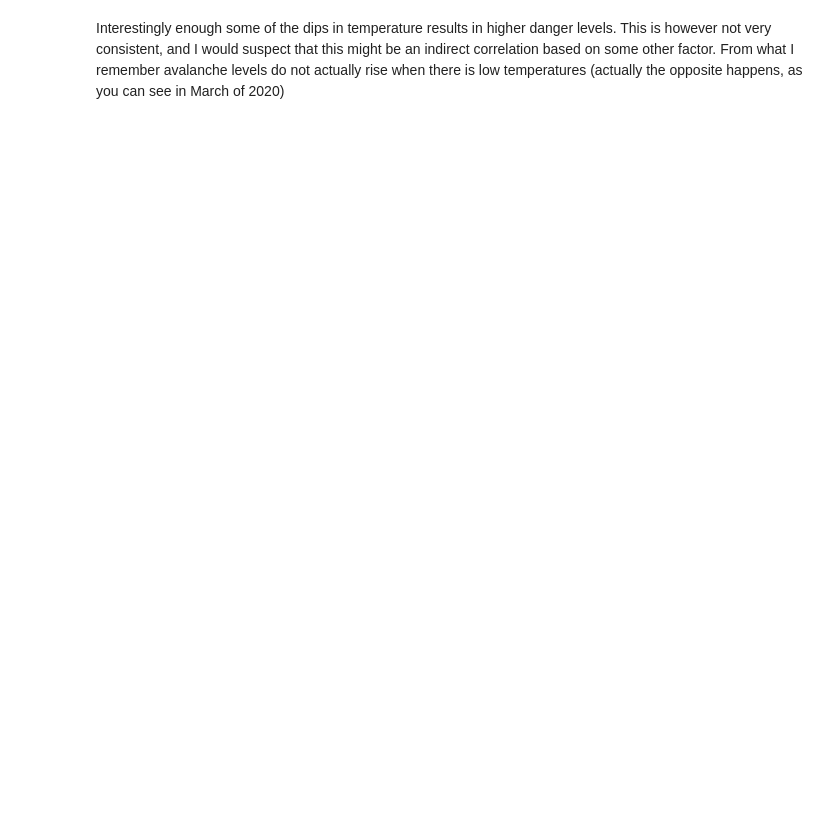
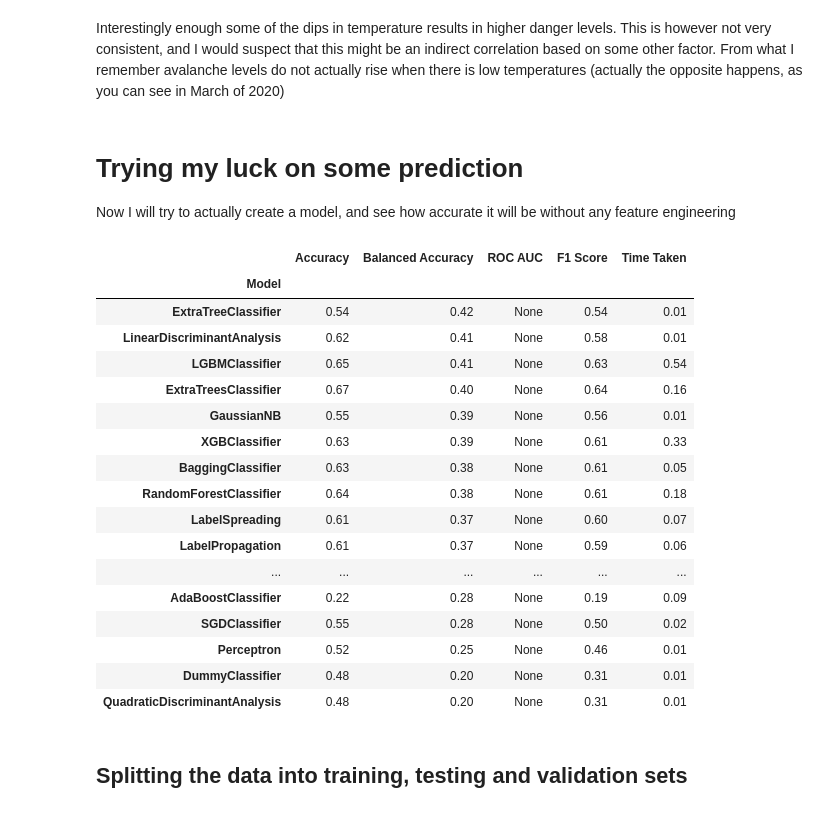
Before and after one commit to VegSja/Boreas, a Jupyter notebook: notebooks/eda.ipynb, the cells around one changed output. Drawn from its saved outputs; the diff is of its cells as text; code cells hidden in the pictures; blank space fills up the shorter version.

```diff
--- a/notebooks/eda.ipynb
+++ b/notebooks/eda.ipynb
@@ -437,2 +430,43 @@ Comparison of Timestamp with datetime.date is deprecated in order to match the s
 # %% [markdown]
 Interestingly enough some of the dips in temperature results in higher danger levels. This is however not very consistent, and I would suspect that this might be an indirect correlation based on some other factor. From what I remember avalanche levels do not actually rise when there is low temperatures (actually the opposite happens, as you can see in March of 2020)
+# %% [markdown]
+# Trying my luck on some prediction
+Now I will try to actually create a model, and see how accurate it will be without any feature engineering
+# %%
+import lazypredict
+from sklearn.model_selection import train_test_split
+from lazypredict.Supervised import LazyClassifier
+
+df_trollheimen.set_index("time", inplace=True)
+
+X = df_trollheimen.drop(columns=["DangerLevel"], axis=1)
+Y = df_trollheimen["DangerLevel"]
+
+X_train, X_test, y_train, y_test = train_test_split(X, Y, test_size = 0.2, random_state = 64)
+
+reg = LazyClassifier(verbose=0, ignore_warnings=True, custom_metric=None)
+
+models,pred = reg.fit(X_train, X_test, y_train, y_test)
+
+models
+# %% [output]
+|  | Accuracy | Balanced Accuracy | ROC AUC | F1 Score | Time Taken |
+| Model |  |  |  |  |  |
+| ExtraTreeClassifier | 0.54 | 0.42 | None | 0.54 | 0.01 |
+| LinearDiscriminantAnalysis | 0.62 | 0.41 | None | 0.58 | 0.01 |
+| LGBMClassifier | 0.65 | 0.41 | None | 0.63 | 0.54 |
+| ExtraTreesClassifier | 0.67 | 0.40 | None | 0.64 | 0.16 |
+| GaussianNB | 0.55 | 0.39 | None | 0.56 | 0.01 |
+| XGBClassifier | 0.63 | 0.39 | None | 0.61 | 0.33 |
+| BaggingClassifier | 0.63 | 0.38 | None | 0.61 | 0.05 |
+| RandomForestClassifier | 0.64 | 0.38 | None | 0.61 | 0.18 |
+| LabelSpreading | 0.61 | 0.37 | None | 0.60 | 0.07 |
+| LabelPropagation | 0.61 | 0.37 | None | 0.59 | 0.06 |
+| ... | ... | ... | ... | ... | ... |
+| AdaBoostClassifier | 0.22 | 0.28 | None | 0.19 | 0.09 |
+| SGDClassifier | 0.55 | 0.28 | None | 0.50 | 0.02 |
+| Perceptron | 0.52 | 0.25 | None | 0.46 | 0.01 |
+| DummyClassifier | 0.48 | 0.20 | None | 0.31 | 0.01 |
+| QuadraticDiscriminantAnalysis | 0.48 | 0.20 | None | 0.31 | 0.01 |
+# %% [markdown]
+## Splitting the data into training, testing and validation sets
```
Also changed, not shown: parts of 28 cells of this notebook.
